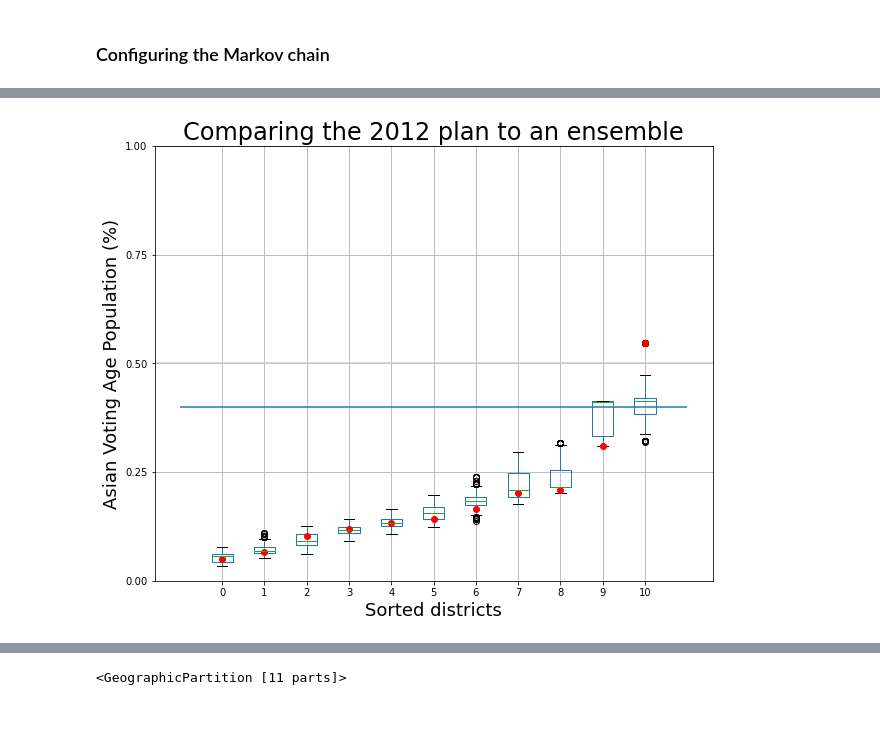
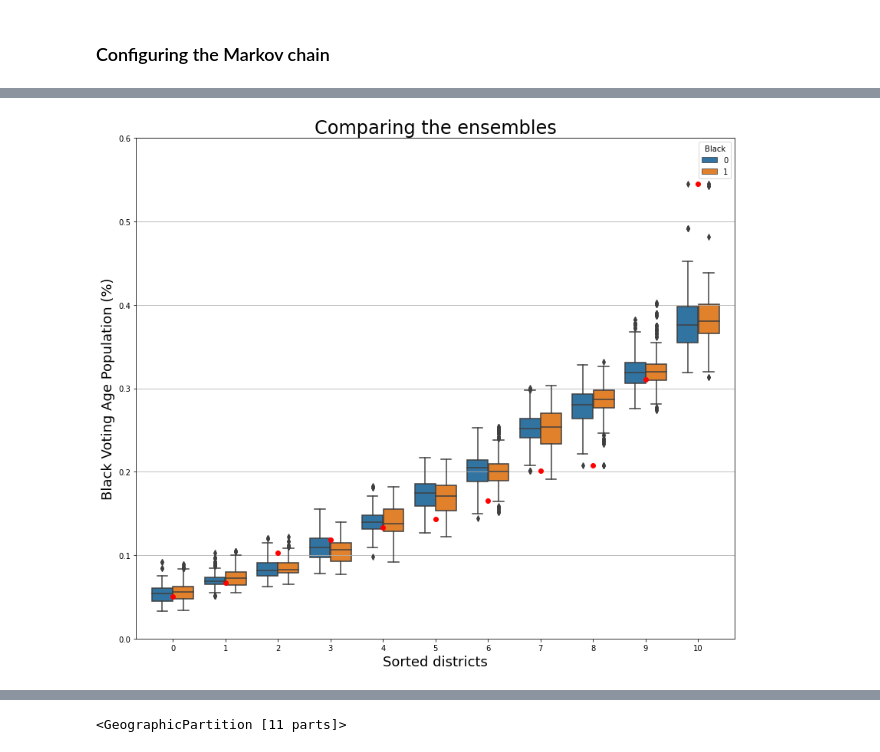
Before and after one commit to RahulReady/Redistricting-Project, a Jupyter notebook: BVAP.ipynb, the cells around one changed output, grey strips where cells are left out. Drawn from its saved outputs; the diff is of its cells as text; code cells hidden in the pictures; blank space fills up the shorter version.

Commit message:
BVAP update

```diff
--- a/BVAP.ipynb
+++ b/BVAP.ipynb
@@ -235,8 +221,0 @@ We must find a way to preserve the max value of the old partition instead of tak
-# %%
-chain = MarkovChain(
-    proposal=proposal,
-    constraints=[pop_constraint, compactness_bound],#, minBVAP],
-    accept=accept.always_accept,
-    initial_state=initial_partition,
-    total_steps=100
-)
@@ -247,31 +292,38 @@ chain = MarkovChain(
 # into a pandas DataFrame for analysis and plotting.
 # This will take about 10 minutes.
 
-asian_vpop = pd.DataFrame(
+black_vpop_normal = pd.DataFrame(
     sorted(partition["VPOP"].percents("Black"))
     for partition in chain
 )
+
+black_vpop_constraint = pd.DataFrame(
+    sorted(partition["VPOP"].percents("Black"))
+    for partition in chain
+)
+# %%
+cdf = pd.concat([black_vpop_normal.assign(Black=0), black_vpop_constraint.assign(Black=1)]) # CONCATENATE
+mdf = pd.melt(cdf, id_vars=['Black'], var_name=['Number']) # MELT
 # %%
-fig, ax = plt.subplots(figsize=(10, 8))
+fig, ax = plt.subplots(figsize=(14, 12))
 
 # Draw 50% line
-ax.axhline(0.5, color="#cccccc")
+ax.grid()
+#ax.axhline(0.5, color="#cccccc")
 
 # Draw boxplot
-asian_vpop.boxplot(ax=ax, positions=range(len(asian_vpop.columns)))
+sns.boxplot(x="Number", y="value", hue="Black", data=mdf)
 
 # Draw initial plan's Democratic vote %s (.iloc[0] gives the first row)
-plt.plot(asian_vpop.iloc[0], "ro")
+plt.plot(black_vpop_normal.iloc[0], "ro")
 
 # Annotate
-ax.set_title("Comparing the 2012 plan to an ensemble", fontsize=24)
-ax.set_ylabel("Asian Voting Age Population (%)", fontsize=18)
+ax.set_title("Comparing the ensembles", fontsize=24)
+ax.set_ylabel("Black Voting Age Population (%)", fontsize=18)
 ax.set_xlabel("Sorted districts", fontsize=18)
-ax.set_ylim(0, 1)
-ax.set_yticks([0, 0.25, 0.5, 0.75, 1])
-
-plt.hlines(0.4, -1, 11)
+ax.set_ylim(0, 0.6)
+ax.set_yticks(np.arange(0, 0.7, 0.1))
 
 plt.show()
 # %% [output]
-[figure, old version]
+[figure, new version]
```
Also changed, not shown: parts of 27 cells of this notebook.
